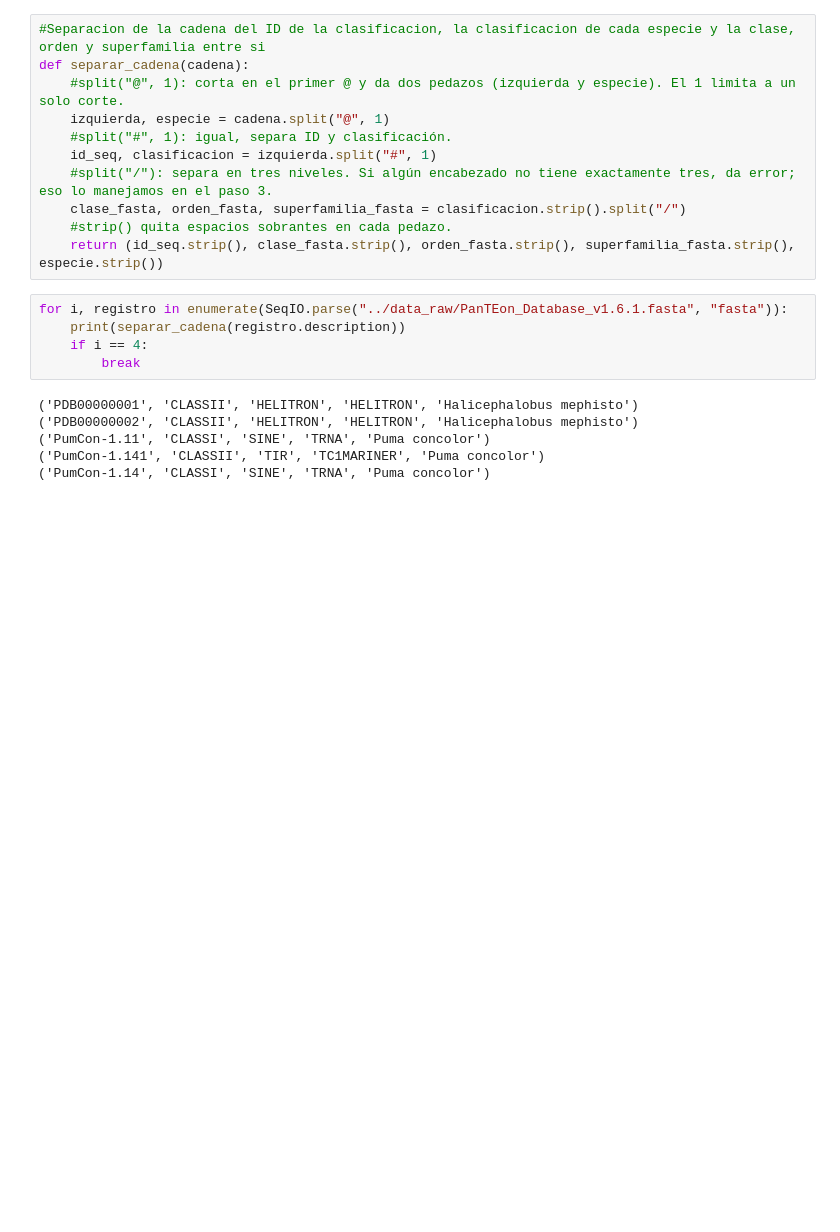
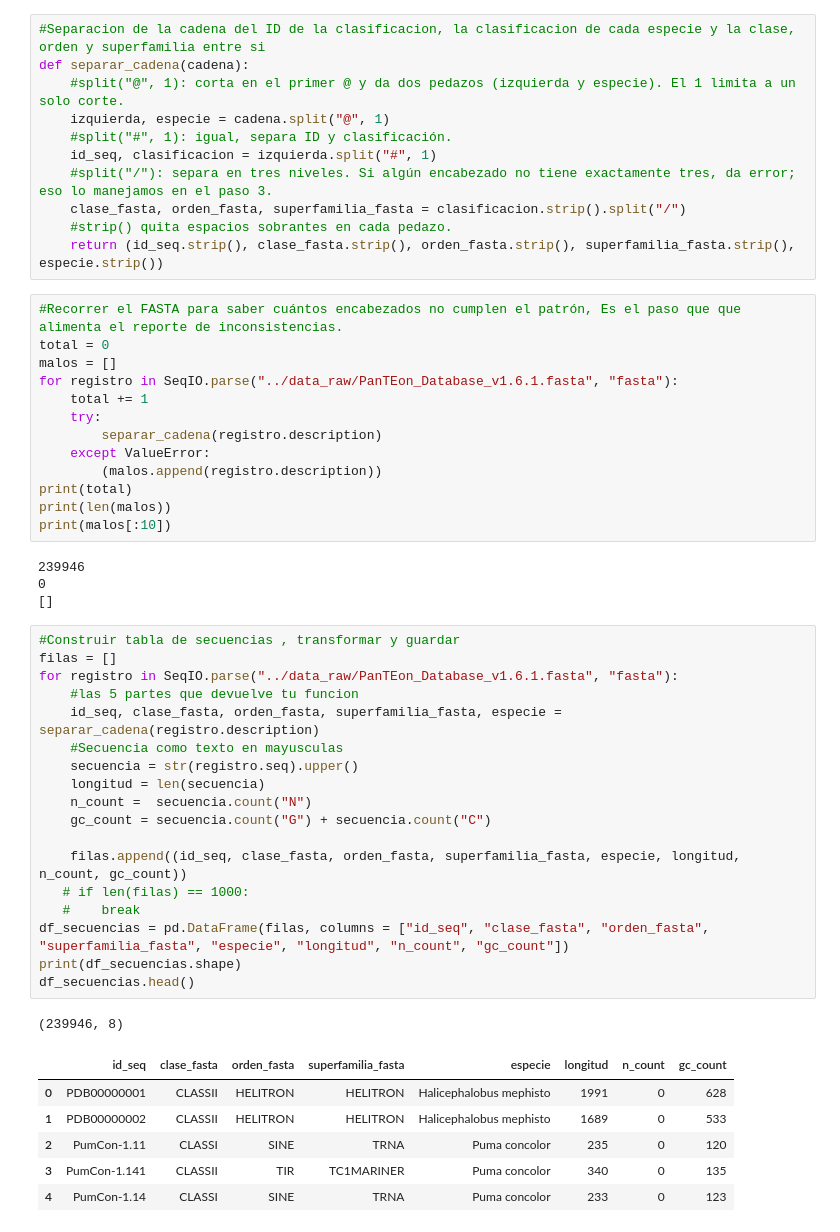
Before and after one commit to VilladaV/panteon-mongodb-bd2, a Jupyter notebook: notebooks/01_exploracion_limpieza_normalizacion_cruce.ipynb, the cells around one changed output. Saved outputs shown, nothing was run; the diff lists cells and outputs as text; blank space fills up the shorter version.

```diff
--- a/notebooks/01_exploracion_limpieza_normalizacion_cruce.ipynb
+++ b/notebooks/01_exploracion_limpieza_normalizacion_cruce.ipynb
@@ -353,13 +354,45 @@ def separar_cadena(cadena):
     #strip() quita espacios sobrantes en cada pedazo.
     return (id_seq.strip(), clase_fasta.strip(), orden_fasta.strip(), superfamilia_fasta.strip(), especie.strip())
 # %%
-for i, registro in enumerate(SeqIO.parse("../data_raw/PanTEon_Database_v1.6.1.fasta", "fasta")):
-    print(separar_cadena(registro.description))
-    if i == 4:
-        break
+#Recorrer el FASTA para saber cuántos encabezados no cumplen el patrón, Es el paso que que alimenta el reporte de inconsistencias.
+total = 0
+malos = []
+for registro in SeqIO.parse("../data_raw/PanTEon_Database_v1.6.1.fasta", "fasta"):
+    total += 1
+    try:
+        separar_cadena(registro.description)
+    except ValueError:
+        (malos.append(registro.description))
+print(total)
+print(len(malos))
+print(malos[:10])
 # %% [output]
-('PDB00000001', 'CLASSII', 'HELITRON', 'HELITRON', 'Halicephalobus mephisto')
-('PDB00000002', 'CLASSII', 'HELITRON', 'HELITRON', 'Halicephalobus mephisto')
-('PumCon-1.11', 'CLASSI', 'SINE', 'TRNA', 'Puma concolor')
-('PumCon-1.141', 'CLASSII', 'TIR', 'TC1MARINER', 'Puma concolor')
-('PumCon-1.14', 'CLASSI', 'SINE', 'TRNA', 'Puma concolor')
+239946
+0
+[]
+# %%
+#Construir tabla de secuencias , transformar y guardar
+filas = []
+for registro in SeqIO.parse("../data_raw/PanTEon_Database_v1.6.1.fasta", "fasta"):
+    #las 5 partes que devuelve tu funcion
+    id_seq, clase_fasta, orden_fasta, superfamilia_fasta, especie = separar_cadena(registro.description)
+    #Secuencia como texto en mayusculas
+    secuencia = str(registro.seq).upper()
+    longitud = len(secuencia)
+    n_count =  secuencia.count("N")
+    gc_count = secuencia.count("G") + secuencia.count("C")
+
+    filas.append((id_seq, clase_fasta, orden_fasta, superfamilia_fasta, especie, longitud, n_count, gc_count))
+   # if len(filas) == 1000:
+   #    break
+df_secuencias = pd.DataFrame(filas, columns = ["id_seq", "clase_fasta", "orden_fasta", "superfamilia_fasta", "especie", "longitud", "n_count", "gc_count"])
+print(df_secuencias.shape)
+df_secuencias.head()
+# %% [output]
+(239946, 8)
+|  | id_seq | clase_fasta | orden_fasta | superfamilia_fasta | especie | longitud | n_count | gc_count |
+| 0 | PDB00000001 | CLASSII | HELITRON | HELITRON | Halicephalobus mephisto | 1991 | 0 | 628 |
+| 1 | PDB00000002 | CLASSII | HELITRON | HELITRON | Halicephalobus mephisto | 1689 | 0 | 533 |
+| 2 | PumCon-1.11 | CLASSI | SINE | TRNA | Puma concolor | 235 | 0 | 120 |
+| 3 | PumCon-1.141 | CLASSII | TIR | TC1MARINER | Puma concolor | 340 | 0 | 135 |
+| 4 | PumCon-1.14 | CLASSI | SINE | TRNA | Puma concolor | 233 | 0 | 123 |
```
Also changed, not shown: parts of 38 cells of this notebook.
